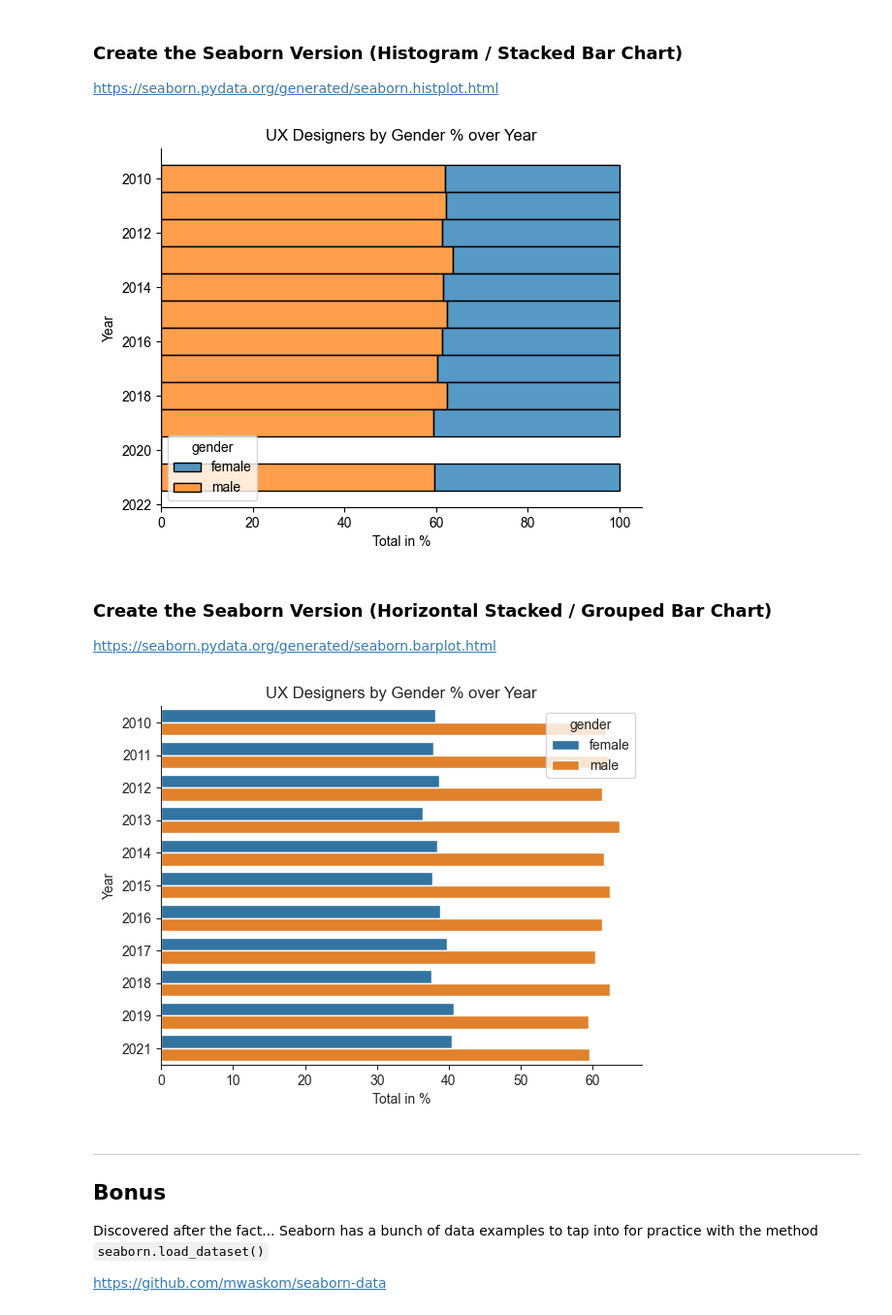
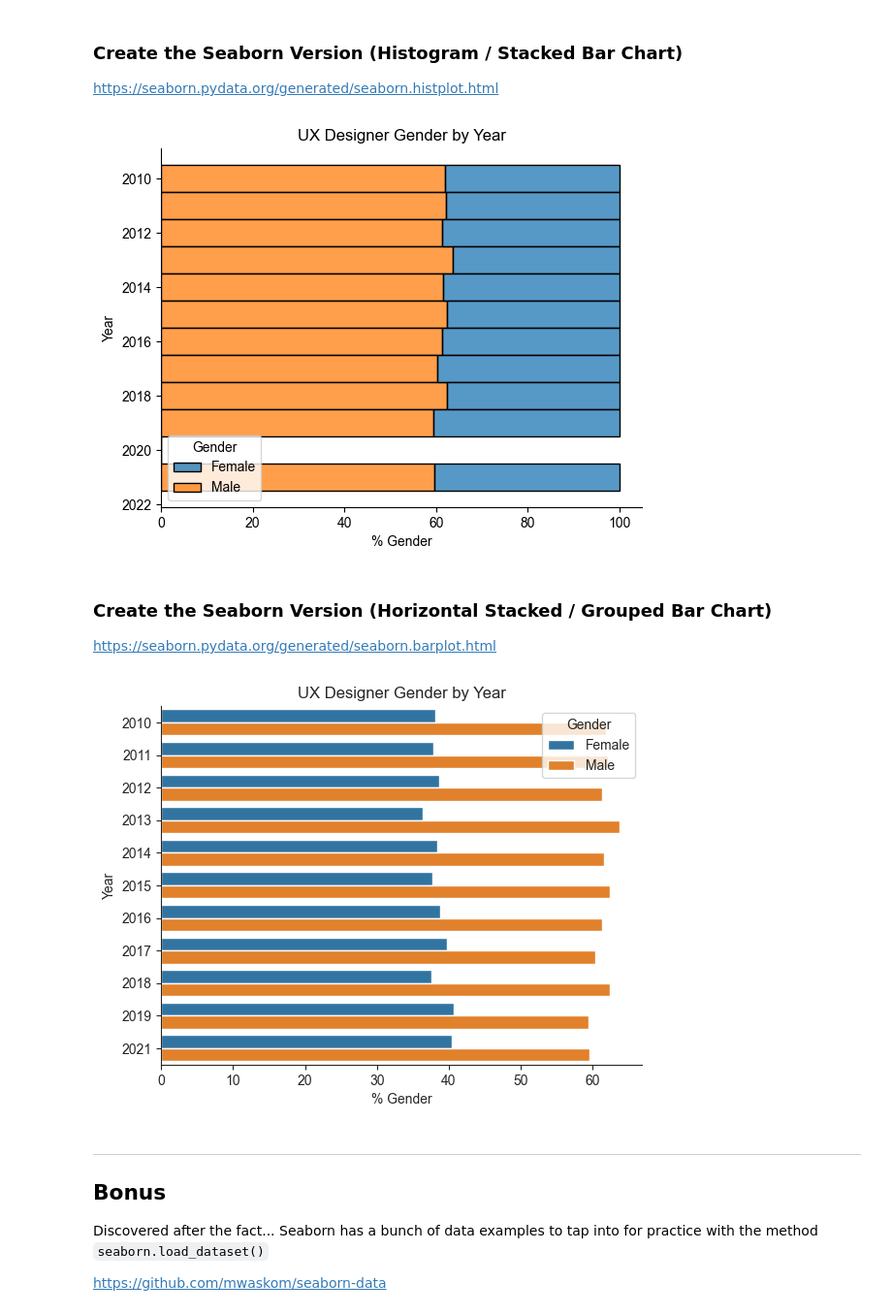
Before and after one commit to nerdygirlcodes/interactive-data, a Jupyter notebook: Challenges/Full_SeabornLesson.ipynb, the cells around one changed output. Shown at 97% size. Drawn from its saved outputs; the diff is of its cells as text; code cells hidden in the pictures.

```diff
--- a/Challenges/Full_SeabornLesson.ipynb
+++ b/Challenges/Full_SeabornLesson.ipynb
@@ -13,25 +16,23 @@ import seaborn as sns
 https://pandas.pydata.org/docs/reference/api/pandas.melt.html
 # %%
-# read the csv data
-ux_data_raw = pd.read_csv('ux_gender_data.csv')
+# read the html data
+ux_data_raw = pd.read_html('https://www.zippia.com/user-experience-designer-jobs/demographics/')
+ux_dataframe = ux_data_raw[1]
 
-# clean the data into tidy data standards using 'pandas melt()'
-# pd.melt() takes multiple parameters: dataframe, id_vars="column to be used as main observation variable", value_vars="column(s) to be pivoted out"
-ux_data = pd.melt(ux_data_raw, id_vars='year', value_vars=['male', 'female'])
+# pivot and clean the data into tidy data standards using 'pandas melt()'
+ux_data = pd.melt(
+    ux_dataframe, # dataframe being pivoted
+    id_vars='Year',  # column to be used as main observation variable
+    value_vars=['Male', 'Female'], # column(s) to be pivioted out
+    var_name='Gender', # name of new pivoted column
+    value_name='Percent', # name of new value column
+)
 
-# rename the columns
-ux_data = ux_data.rename(columns={'variable': 'gender', 'value': 'percent'})
+# remove the percent character (%) and convert the percent column to floats
+ux_data['Percent'] = ux_data['Percent'].str.rstrip('%').astype('float')
 
-# set the proper column types
-ux_data = ux_data.astype({'year': 'category', 'gender': 'category', 'percent': 'float'})
-
-# loop through the percent value and calculate value closer to whole-value percentage out of 100.
-p_arr = []
-for idx, val in ux_data['percent'].items():
-    p_arr.append(val * 100)
-
-# set the actual column data to the updated data
-ux_data['percent'] = p_arr
-
-# display a snippet of the cleaned dataframe
-ux_data.head()
+# set the proper data types
+ux_data = ux_data.astype({
+    'Year': 'category',
+    'Gender': 'category'
+})
@@ -62,10 +56,10 @@ def label_and_show(fig, type = 'matplotlib'):
         sns.despine()
     else:
         # if matplotlib figure, setup legend and use default theming
-        fig.legend(['female','male'], loc='lower right')
+        fig.legend(['Female','Male'], loc='lower right')
 
     # set x- and y-axis labels + figure title  (both figure types)
-    fig.set(xlabel='Total in %', ylabel='Year', title='UX Designers by Gender % over Year')
+    fig.set(xlabel='% Gender', ylabel='Year', title='UX Designer Gender by Year')
 
     # display figure
     plt.show()
@@ -135,26 +129,26 @@ https://seaborn.pydata.org/generated/seaborn.histplot.html
 fig_3, ax_3 = plt.subplots()
 
 # map the values with a histplot
-sns.histplot(ux_data, y='year', hue='gender', weights='percent', multiple='stack')
+sns.histplot(ux_data, y='Year', hue='Gender', weights='Percent', multiple='stack')
 
 # add labels and title
 label_and_show(ax_3, 'seaborn')
 # %% [output]
-[figure, old version]
+[figure, new version]
 # %% [markdown]
 ### Create the Seaborn Version (Horizontal Stacked / Grouped Bar Chart)
 https://seaborn.pydata.org/generated/seaborn.barplot.html
 # %%
 # Create a new figure
 fig_4, ax_4 = plt.subplots()
 
 # Using the seaborn barplot method, plot year and percent with a "hue" separator variant
-sns.barplot(y='year', x='percent', hue='gender', data=ux_data, orient='h')
+sns.barplot(y='Year', x='Percent', hue='Gender', data=ux_data, orient='h')
 
 # add labels and title
 label_and_show(ax_4, 'seaborn')
 # %% [output]
-[figure, old version]
+[figure, new version]
 # %% [markdown]
 ---
 ## Bonus
```
Also changed, not shown: parts of 6 cells of this notebook.
